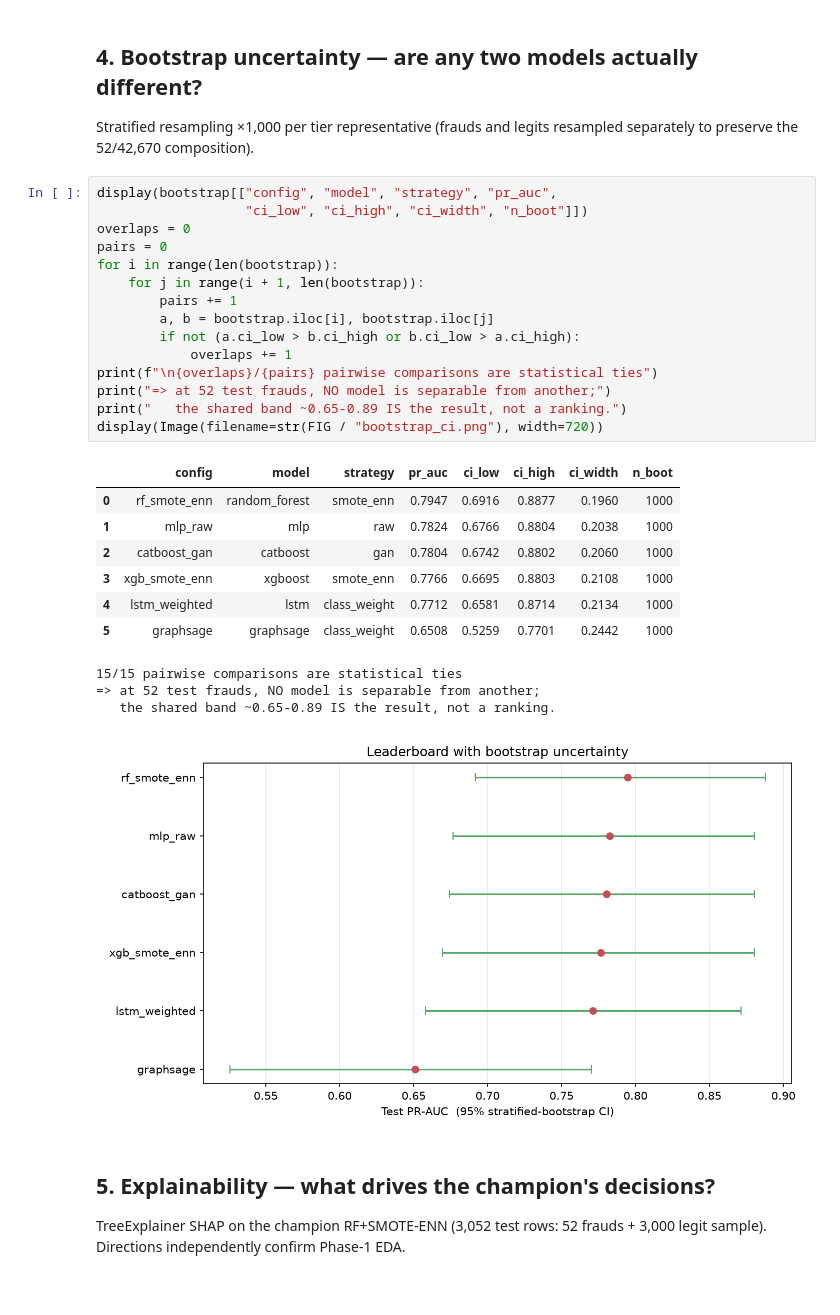
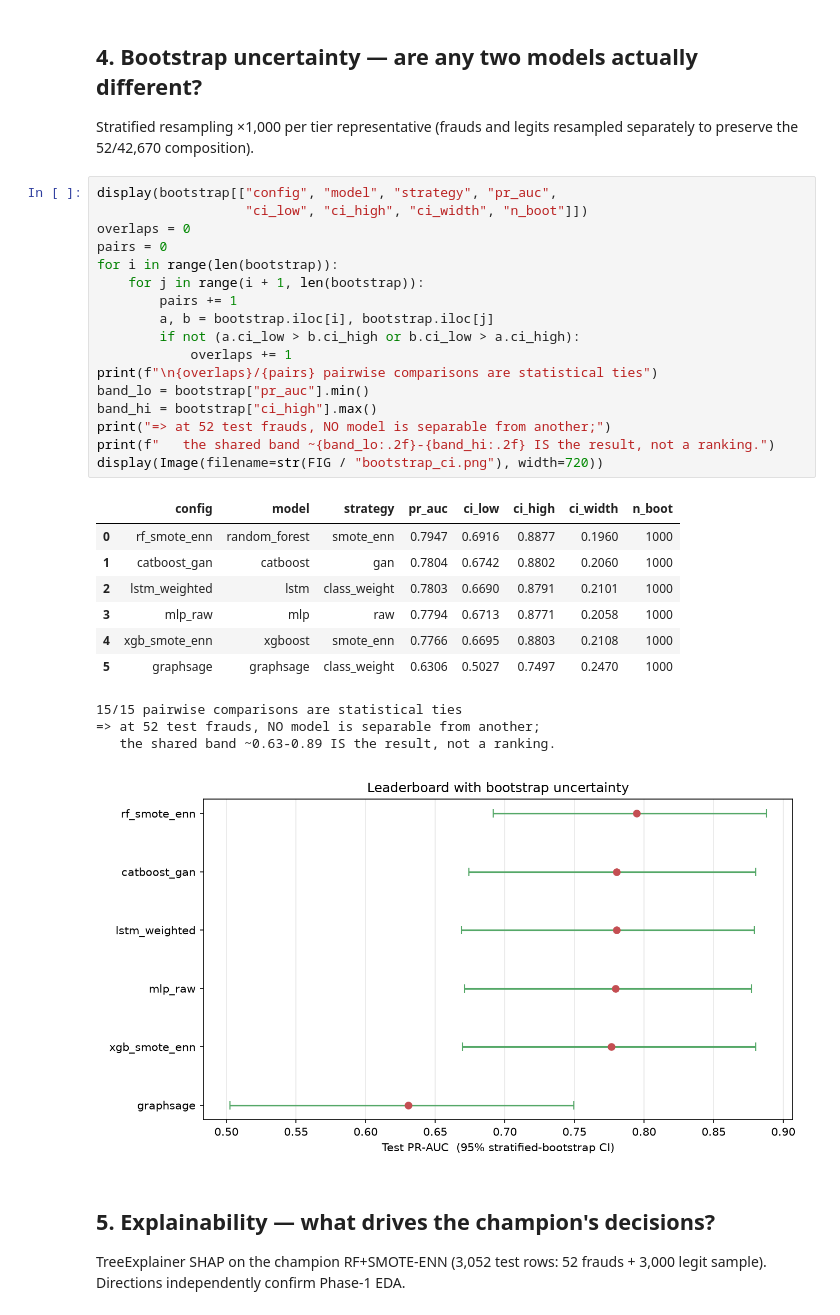
Before and after one commit to Divy18s/credit-card-fraud-detection, a Jupyter notebook: notebooks/02_final_report.ipynb, the cells around one changed output. Drawn from its saved outputs; the diff is of its cells as text.

Commit message:
Fix GAN cache leakage across split arms; regenerate bootstrap CIs at aligned SAGE budget

```diff
--- a/notebooks/02_final_report.ipynb
+++ b/notebooks/02_final_report.ipynb
@@ -117,30 +117,32 @@ separately to preserve the 52/42,670 composition).
 # %%
 display(bootstrap[["config", "model", "strategy", "pr_auc",
                    "ci_low", "ci_high", "ci_width", "n_boot"]])
 overlaps = 0
 pairs = 0
 for i in range(len(bootstrap)):
     for j in range(i + 1, len(bootstrap)):
         pairs += 1
         a, b = bootstrap.iloc[i], bootstrap.iloc[j]
         if not (a.ci_low > b.ci_high or b.ci_low > a.ci_high):
             overlaps += 1
 print(f"\n{overlaps}/{pairs} pairwise comparisons are statistical ties")
+band_lo = bootstrap["pr_auc"].min()
+band_hi = bootstrap["ci_high"].max()
 print("=> at 52 test frauds, NO model is separable from another;")
-print("   the shared band ~0.65-0.89 IS the result, not a ranking.")
+print(f"   the shared band ~{band_lo:.2f}-{band_hi:.2f} IS the result, not a ranking.")
 display(Image(filename=str(FIG / "bootstrap_ci.png"), width=720))
 # %% [output]
 |  | config | model | strategy | pr_auc | ci_low | ci_high | ci_width | n_boot |
 | 0 | rf_smote_enn | random_forest | smote_enn | 0.7947 | 0.6916 | 0.8877 | 0.1960 | 1000 |
-| 1 | mlp_raw | mlp | raw | 0.7824 | 0.6766 | 0.8804 | 0.2038 | 1000 |
-| 2 | catboost_gan | catboost | gan | 0.7804 | 0.6742 | 0.8802 | 0.2060 | 1000 |
-| 3 | xgb_smote_enn | xgboost | smote_enn | 0.7766 | 0.6695 | 0.8803 | 0.2108 | 1000 |
-| 4 | lstm_weighted | lstm | class_weight | 0.7712 | 0.6581 | 0.8714 | 0.2134 | 1000 |
-| 5 | graphsage | graphsage | class_weight | 0.6508 | 0.5259 | 0.7701 | 0.2442 | 1000 |
+| 1 | catboost_gan | catboost | gan | 0.7804 | 0.6742 | 0.8802 | 0.2060 | 1000 |
+| 2 | lstm_weighted | lstm | class_weight | 0.7803 | 0.6690 | 0.8791 | 0.2101 | 1000 |
+| 3 | mlp_raw | mlp | raw | 0.7794 | 0.6713 | 0.8771 | 0.2058 | 1000 |
+| 4 | xgb_smote_enn | xgboost | smote_enn | 0.7766 | 0.6695 | 0.8803 | 0.2108 | 1000 |
+| 5 | graphsage | graphsage | class_weight | 0.6306 | 0.5027 | 0.7497 | 0.2470 | 1000 |
 15/15 pairwise comparisons are statistical ties
 => at 52 test frauds, NO model is separable from another;
-   the shared band ~0.65-0.89 IS the result, not a ranking.
+   the shared band ~0.63-0.89 IS the result, not a ranking.
-[figure, old version]
+[figure, new version]
 # %% [markdown]
 ## 5. Explainability — what drives the champion's decisions?
 
```
Also changed, not shown: 6 other files.
